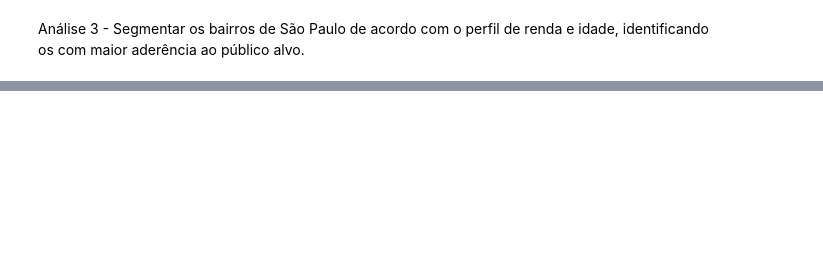
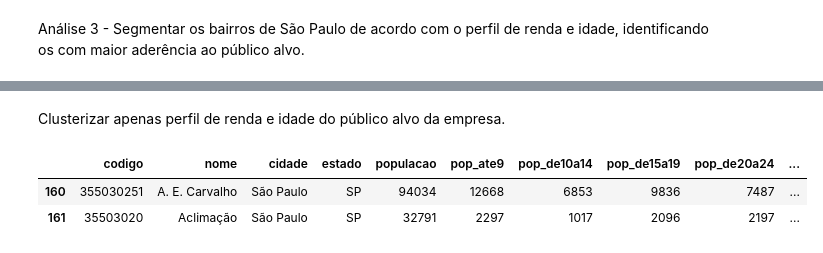
Before and after one commit to nortonvanz/Food-Business-Expansion, a Jupyter notebook: notebooks/ciclo1.ipynb, the cells around one changed output, grey strips where cells are left out. Cells and saved outputs as stored; diff of their text form; code cells hidden in the pictures; blank space fills up the shorter version.

```diff
--- a/notebooks/ciclo1.ipynb
+++ b/notebooks/ciclo1.ipynb
@@ -481,0 +569,8 @@ Análise 3 - Segmentar os bairros de São Paulo de acordo com o perfil de renda
+# %% [markdown]
+Clusterizar apenas perfil de renda e idade do público alvo da empresa.
+# %%
+df_sp.head(2)
+# %% [output]
+|  | codigo | nome | cidade | estado | populacao | pop_ate9 | pop_de10a14 | pop_de15a19 | pop_de20a24 | ... |
+| 160 | 355030251 | A. E. Carvalho | São Paulo | SP | 94034 | 12668 | 6853 | 9836 | 7487 | ... |
+| 161 | 35503020 | Aclimação | São Paulo | SP | 32791 | 2297 | 1017 | 2096 | 2197 | ... |
```
Also changed, not shown: parts of 71 cells of this notebook.
